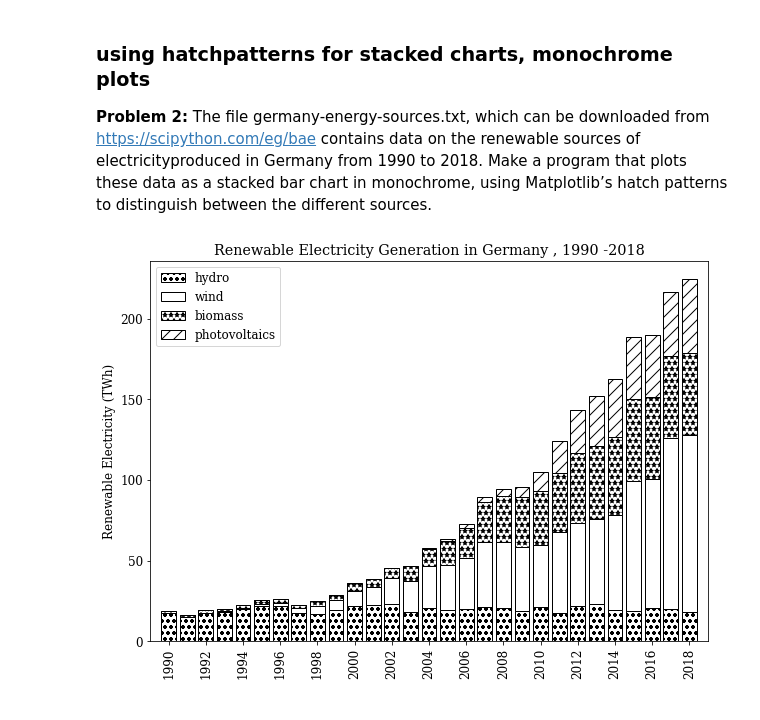
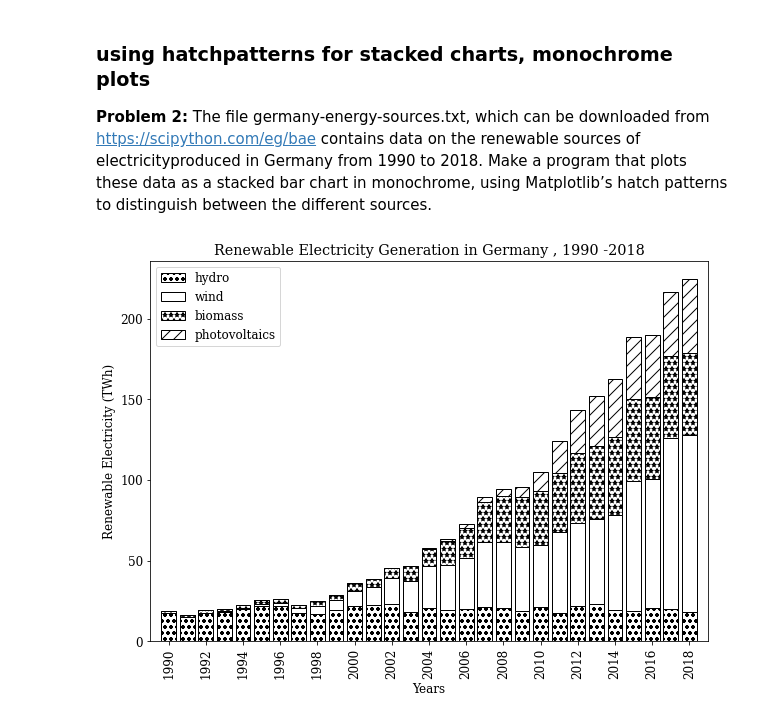
Before and after one commit to Ashim-Paudel/Matplotlib-Learning, a Jupyter notebook: Matplotlib 3 (Bar charts,Pie Charts and Polar Charts).ipynb, the cells around one changed output. Cells and saved outputs as stored; diff of their text form; code cells hidden in the pictures.

```diff
--- a/Matplotlib 3 (Bar charts,Pie Charts and Polar Charts).ipynb
+++ b/Matplotlib 3 (Bar charts,Pie Charts and Polar Charts).ipynb
@@ -62,26 +61,27 @@ The file germany-energy-sources.txt, which can be downloaded from https://scipyt
 # %%
 #reading and storing data:
 data = np.loadtxt("datas/renewable-energy-sources-in-germany.txt",skiprows=2, dtype='f8')
 sources = ('hydro', 'wind', 'biomass', 'photovoltaics')
 
 years = data[:, 0]
 data[:, 1:] /= 1e3 #converting GWh to TWh
 
 fig, ax = plt.subplots(figsize=(10,7))
 hatch = ['oo', '', '**', '//']
 bottom = np.zeros(len(years))
 bars = [None]*len(years)
 
 for i,source in enumerate(sources):
     bars[i] = ax.bar(years,height=data[:, i+1], bottom=bottom, color='w', edgecolor='k', hatch=hatch[i], align='center')
     bottom += data[:, i+1]
 
 ax. set_xticks (years[::2]) # for clarity , label every other year
 plt.xticks(rotation =90)
 ax.set_xlim (1989 , 2019)
-ax. set_ylabel ('Renewable Electricity (TWh)')
+ax.set_ylabel ('Renewable Electricity (TWh)')
+ax.set_xlabel('Years')
 ax. set_title ('Renewable Electricity Generation in Germany , 1990 -2018')
 plt.legend(bars , sources , loc='best')
 plt.show ()
 # %% [output]
-[figure, old version]
+[figure, new version]
```
Also changed, not shown: parts of 11 cells of this notebook, 1 other file.
